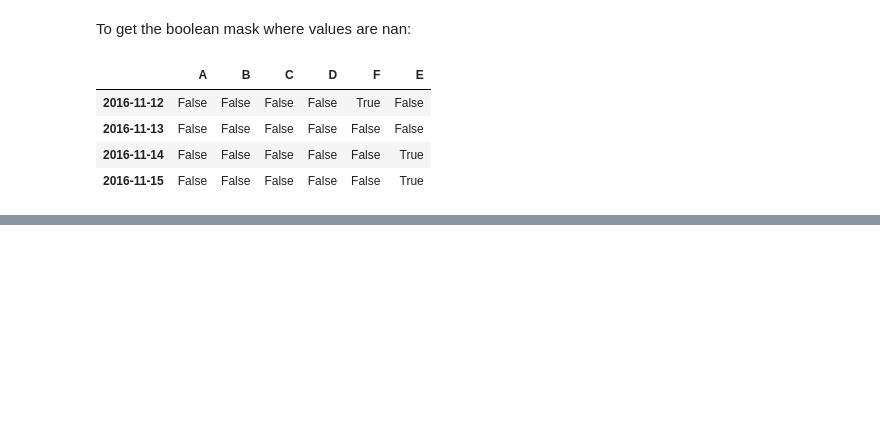
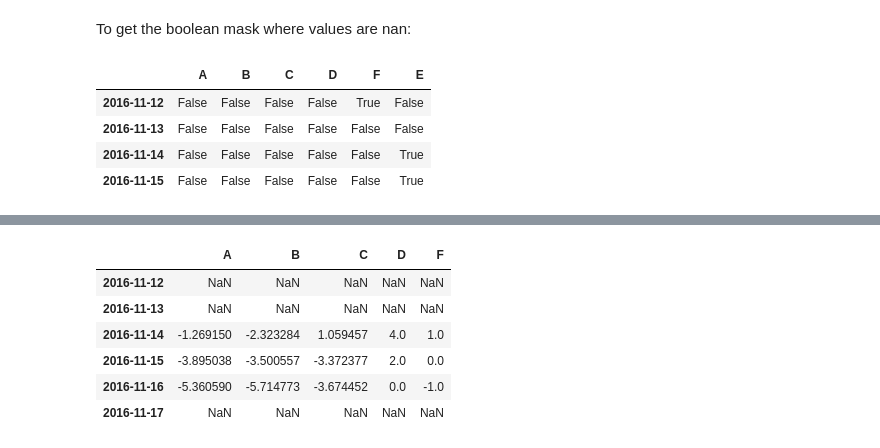
Before and after one commit to bgroveben/coursera_python_fundamentals, a Jupyter notebook: from_the_docs/ten_minutes_to_pandas.ipynb, the cells around one changed output, grey strips where cells are left out. Drawn from its saved outputs; the diff is of its cells as text; code cells hidden in the pictures; blank space fills up the shorter version.

```diff
--- a/from_the_docs/ten_minutes_to_pandas.ipynb
+++ b/from_the_docs/ten_minutes_to_pandas.ipynb
@@ -532,0 +564,3 @@ pd.isnull(df1)
+# %%
+s = pd.Series([1,3,5,np.nan,6,8], index=dates).shift(2)
+s
@@ -532,0 +575,10 @@ pd.isnull(df1)
+# %%
+df.sub(s, axis='index')
+# %% [output]
+|  | A | B | C | D | F |
+| 2016-11-12 | NaN | NaN | NaN | NaN | NaN |
+| 2016-11-13 | NaN | NaN | NaN | NaN | NaN |
+| 2016-11-14 | -1.269150 | -2.323284 | 1.059457 | 4.0 | 1.0 |
+| 2016-11-15 | -3.895038 | -3.500557 | -3.372377 | 2.0 | 0.0 |
+| 2016-11-16 | -5.360590 | -5.714773 | -3.674452 | 0.0 | -1.0 |
+| 2016-11-17 | NaN | NaN | NaN | NaN | NaN |
```
Also changed, not shown: parts of 63 cells of this notebook, 1 other file.
